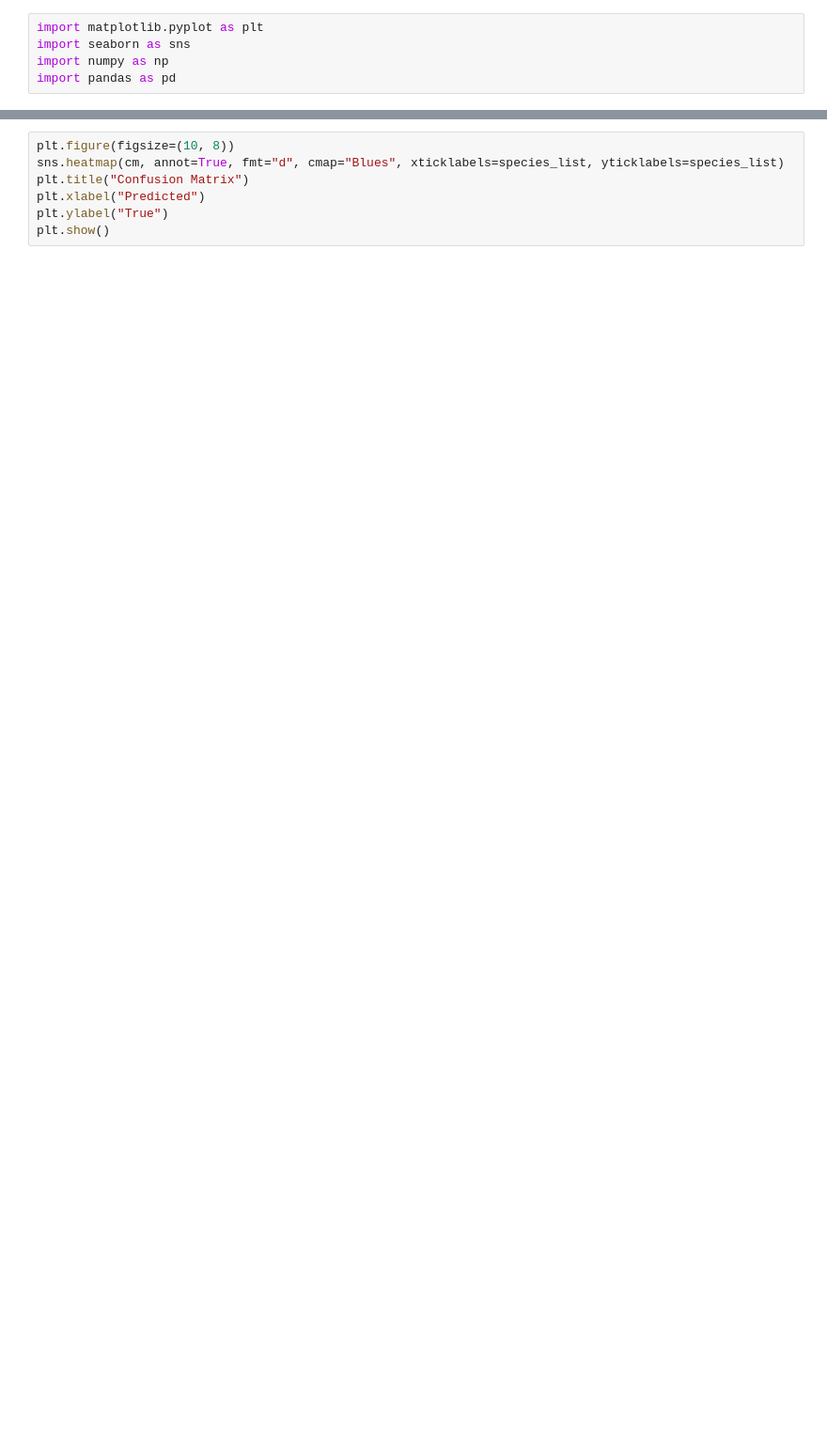
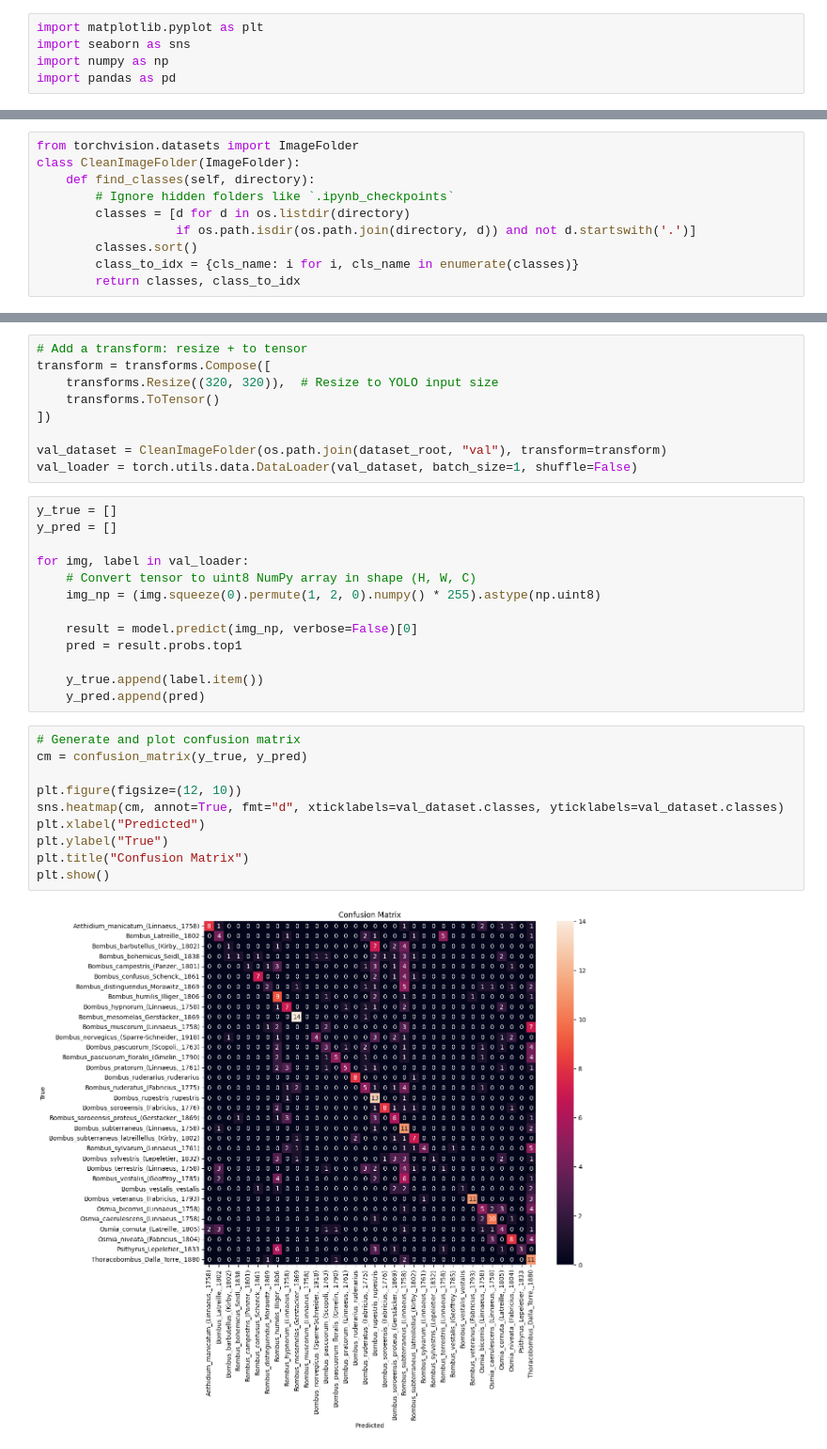
Before and after one commit to Fazlibeqir/Timski-Proekt, a Jupyter notebook: YOLO8.ipynb, the cells around one changed output, grey strips where cells are left out. Shown at 94% size. Cells and saved outputs as stored; diff of their text form; blank space fills up the shorter version.

```diff
--- a/YOLO8.ipynb
+++ b/YOLO8.ipynb
@@ -312,0 +435,10 @@ cm = confusion_matrix(true_labels, predicted_labels)
+# %%
+from torchvision.datasets import ImageFolder
+class CleanImageFolder(ImageFolder):
+    def find_classes(self, directory):
+        # Ignore hidden folders like `.ipynb_checkpoints`
+        classes = [d for d in os.listdir(directory)
+                   if os.path.isdir(os.path.join(directory, d)) and not d.startswith('.')]
+        classes.sort()
+        class_to_idx = {cls_name: i for i, cls_name in enumerate(classes)}
+        return classes, class_to_idx
@@ -313,7 +464,34 @@ cm = confusion_matrix(true_labels, predicted_labels)
+# %%
+# Add a transform: resize + to tensor
+transform = transforms.Compose([
+    transforms.Resize((320, 320)),  # Resize to YOLO input size
+    transforms.ToTensor()
+])
+
+val_dataset = CleanImageFolder(os.path.join(dataset_root, "val"), transform=transform)
+val_loader = torch.utils.data.DataLoader(val_dataset, batch_size=1, shuffle=False)
+# %%
+y_true = []
+y_pred = []
+
+for img, label in val_loader:
+    # Convert tensor to uint8 NumPy array in shape (H, W, C)
+    img_np = (img.squeeze(0).permute(1, 2, 0).numpy() * 255).astype(np.uint8)
+
+    result = model.predict(img_np, verbose=False)[0]
+    pred = result.probs.top1
+
+    y_true.append(label.item())
+    y_pred.append(pred)
 # %%
-plt.figure(figsize=(10, 8))
-sns.heatmap(cm, annot=True, fmt="d", cmap="Blues", xticklabels=species_list, yticklabels=species_list)
-plt.title("Confusion Matrix")
+# Generate and plot confusion matrix
+cm = confusion_matrix(y_true, y_pred)
+
+plt.figure(figsize=(12, 10))
+sns.heatmap(cm, annot=True, fmt="d", xticklabels=val_dataset.classes, yticklabels=val_dataset.classes)
 plt.xlabel("Predicted")
 plt.ylabel("True")
+plt.title("Confusion Matrix")
 plt.show()
+# %% [output]
+[figure, added]
```
Also changed, not shown: parts of 53 cells of this notebook.
